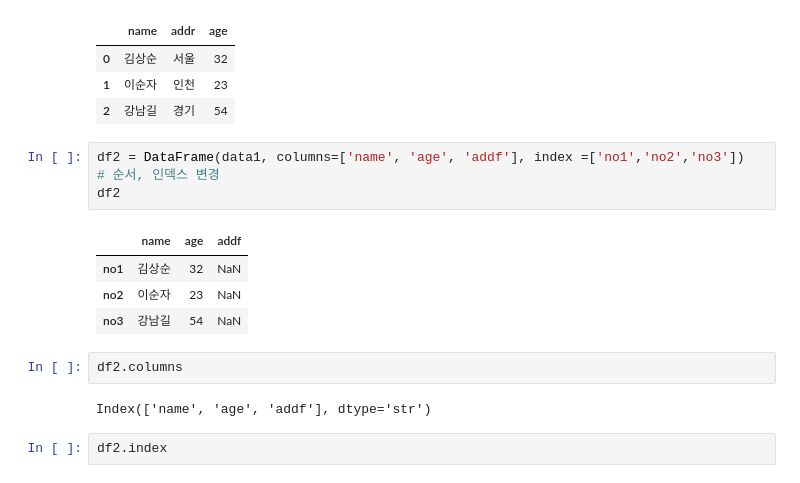
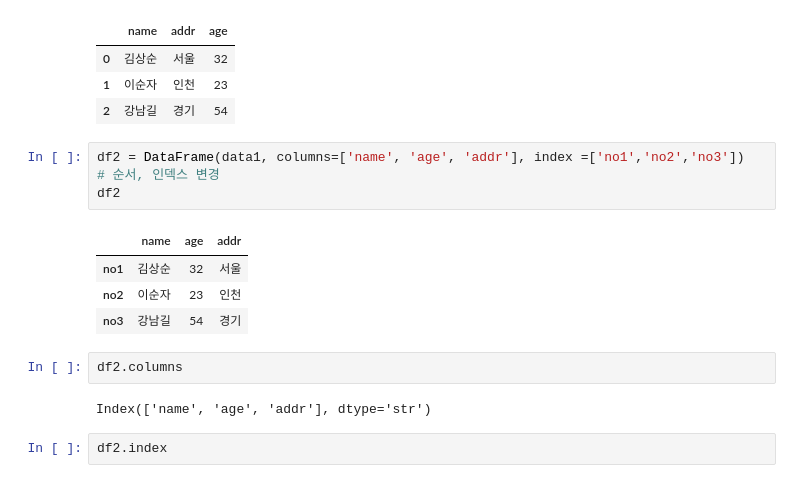
Before and after one commit to ghdwlswn97-source/python, a Jupyter notebook: 20.pandas/03.dataFrame1.ipynb, the cells around one changed output. Cells and saved outputs as stored; diff of their text form.

```diff
--- a/20.pandas/03.dataFrame1.ipynb
+++ b/20.pandas/03.dataFrame1.ipynb
@@ -18,17 +18,17 @@ df
 | 1 | 이순자 | 인천 | 23 |
 | 2 | 강남길 | 경기 | 54 |
 # %%
-df2 = DataFrame(data1, columns=['name', 'age', 'addf'], index =['no1','no2','no3'])     # 순서, 인덱스 변경
+df2 = DataFrame(data1, columns=['name', 'age', 'addr'], index =['no1','no2','no3'])     # 순서, 인덱스 변경
 df2
 # %% [output]
-|  | name | age | addf |
-| no1 | 김상순 | 32 | NaN |
-| no2 | 이순자 | 23 | NaN |
-| no3 | 강남길 | 54 | NaN |
+|  | name | age | addr |
+| no1 | 김상순 | 32 | 서울 |
+| no2 | 이순자 | 23 | 인천 |
+| no3 | 강남길 | 54 | 경기 |
 # %%
 df2.columns
 # %% [output]
-Index(['name', 'age', 'addf'], dtype='str')
+Index(['name', 'age', 'addr'], dtype='str')
 # %%
 df2.index
 # %% [output]
```
Also changed, not shown: parts of 29 cells of this notebook, 1 other file.
